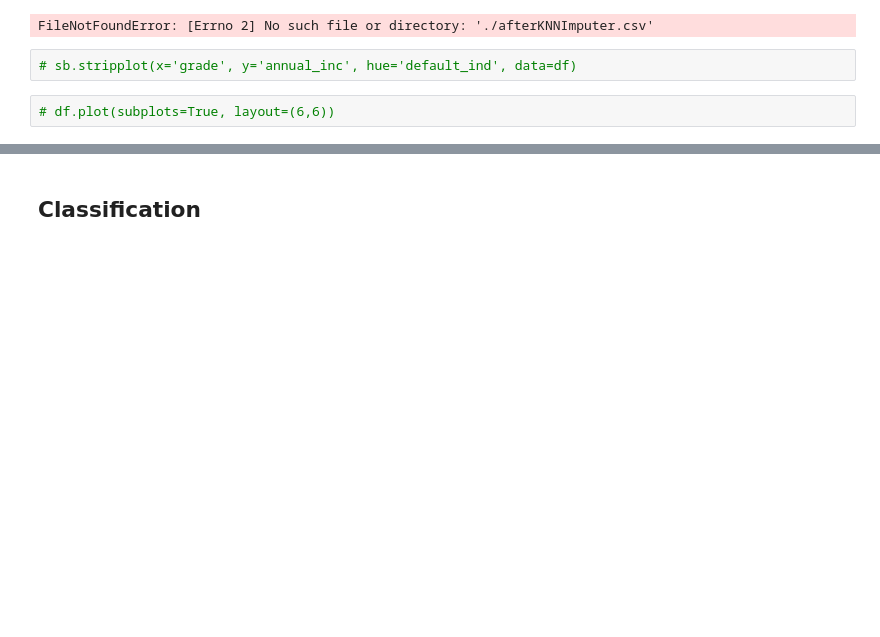
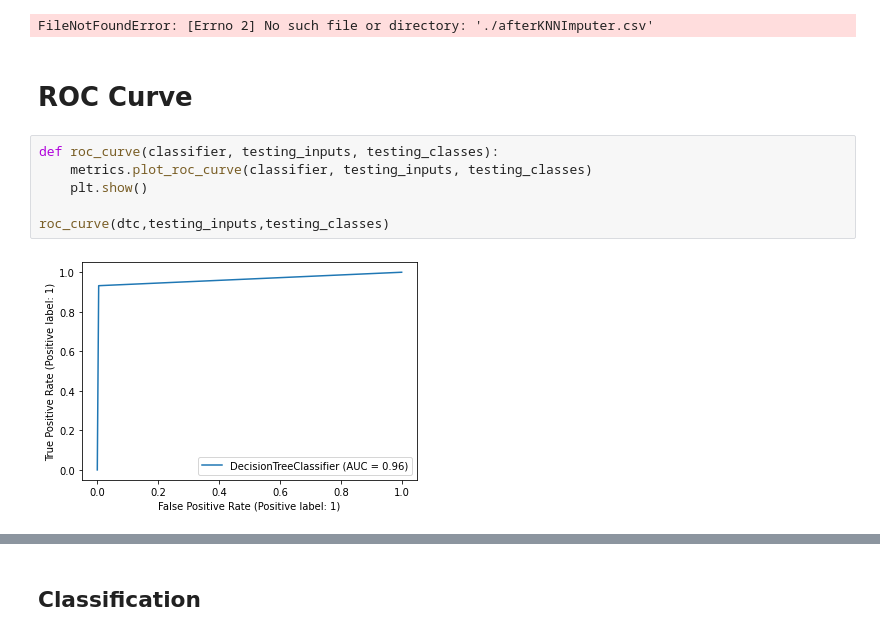
Before and after one commit to 2dukes/PROJ_IART_2021, a Jupyter notebook: proj2/CreditRisk.ipynb, the cells around one changed output, grey strips where cells are left out. Cells and saved outputs as stored; diff of their text form; blank space fills up the shorter version.

Commit message:
SVM, Logistic Regression, Cross Validation, Plots, ROC Curve

```diff
--- a/proj2/CreditRisk.ipynb
+++ b/proj2/CreditRisk.ipynb
@@ -405,7 +401,13 @@ corr = df.corr()
 corr.style.background_gradient(cmap='coolwarm')
 # %% [output]
 FileNotFoundError: [Errno 2] No such file or directory: './afterKNNImputer.csv'
-# %%
-# sb.stripplot(x='grade', y='annual_inc', hue='default_ind', data=df)
-# %%
-# df.plot(subplots=True, layout=(6,6))
+# %% [markdown]
+# ROC Curve
+# %%
+def roc_curve(classifier, testing_inputs, testing_classes):
+    metrics.plot_roc_curve(classifier, testing_inputs, testing_classes)
+    plt.show()
+
+roc_curve(dtc,testing_inputs,testing_classes)
+# %% [output]
+[figure, added]
```
Also changed, not shown: parts of 13 cells of this notebook.
